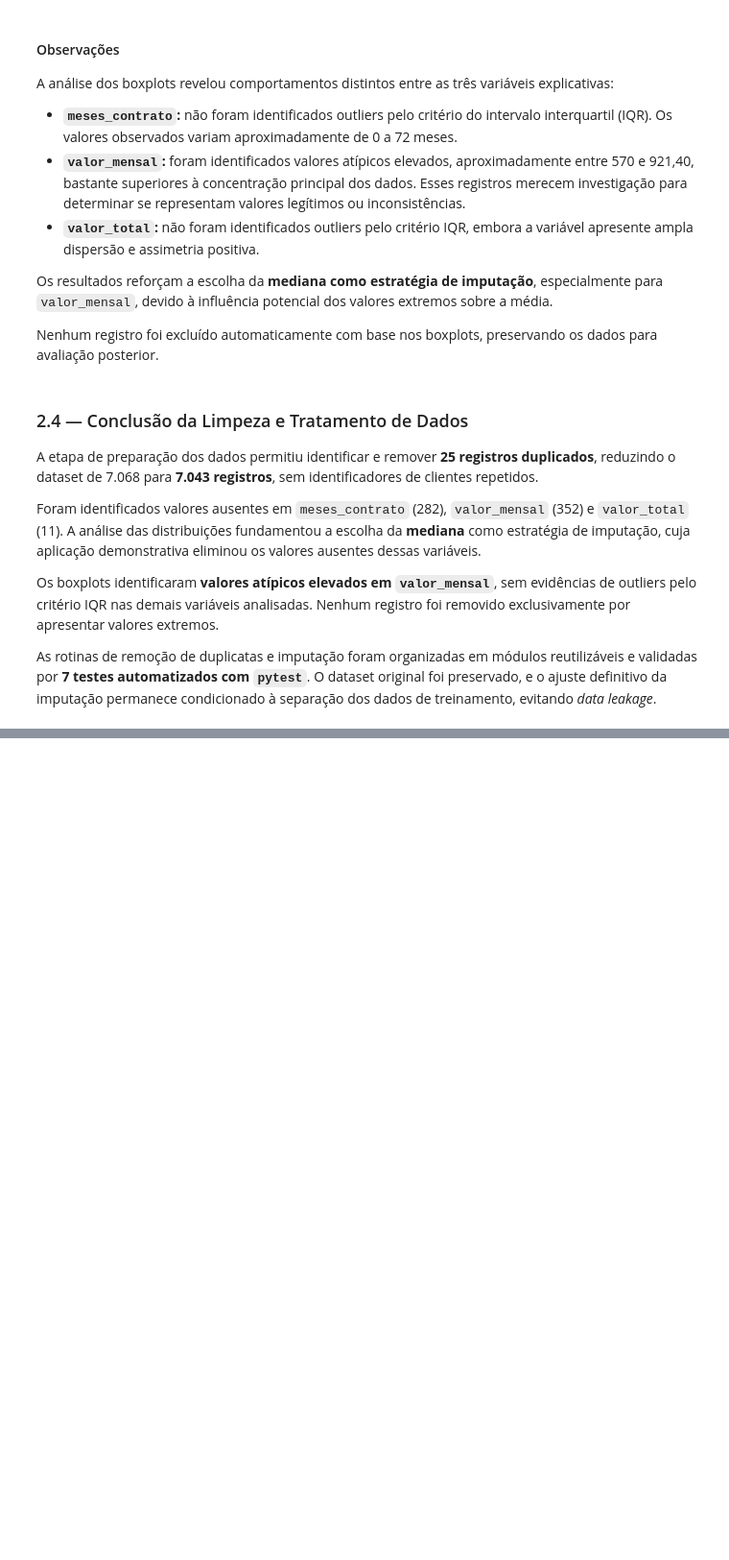
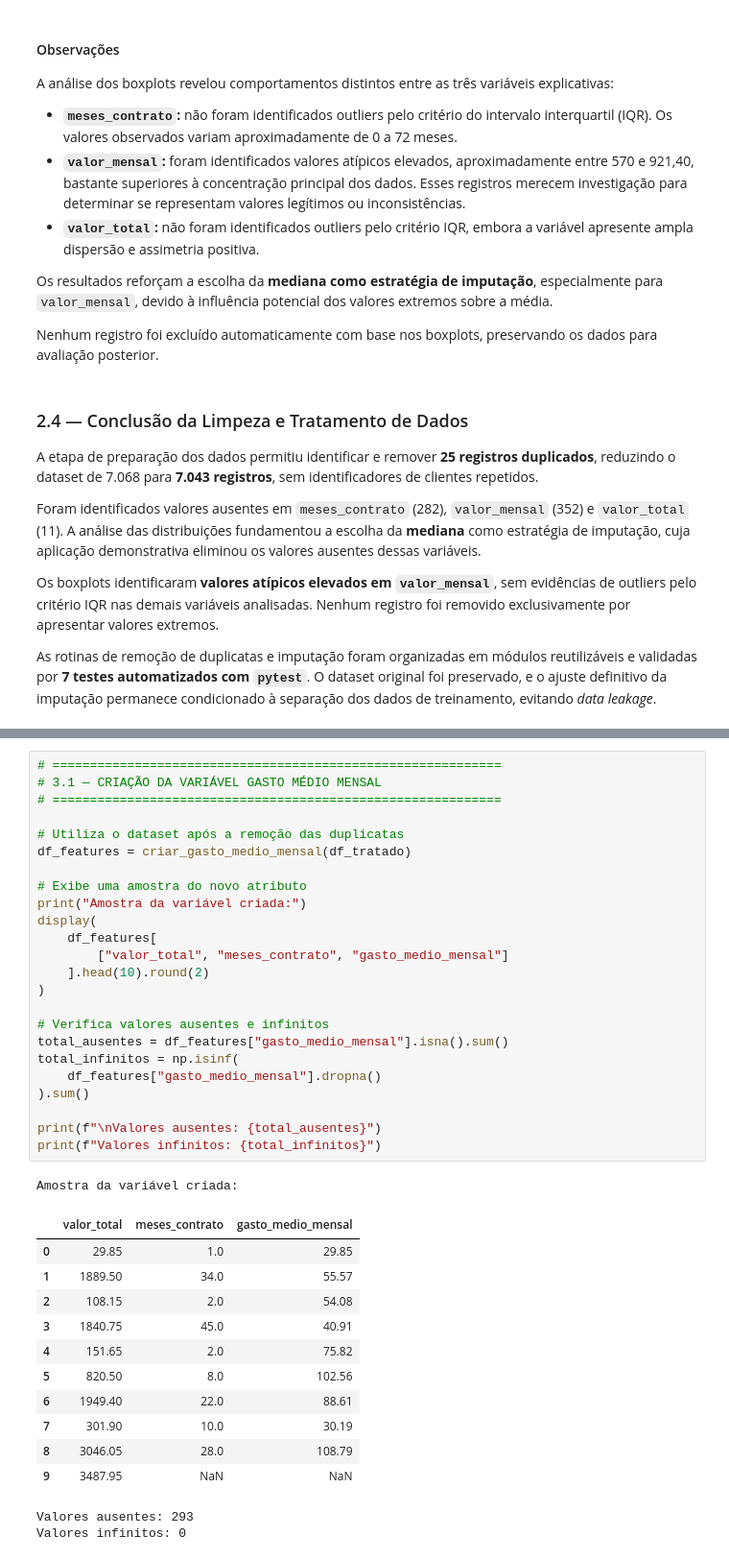
Before and after one commit to Cristina-Freitas/telecom-churn-prediction, a Jupyter notebook: notebooks/01_analise_exploratoria.ipynb, the cells around one changed output, grey strips where cells are left out. Shown at 96% size. Drawn from its saved outputs; the diff is of its cells as text; blank space fills up the shorter version.

```diff
--- a/notebooks/01_analise_exploratoria.ipynb
+++ b/notebooks/01_analise_exploratoria.ipynb
@@ -826,0 +840,39 @@ As rotinas de remoção de duplicatas e imputação foram organizadas em módulo
+# %%
+# ============================================================
+# 3.1 — CRIAÇÃO DA VARIÁVEL GASTO MÉDIO MENSAL
+# ============================================================
+
+# Utiliza o dataset após a remoção das duplicatas
+df_features = criar_gasto_medio_mensal(df_tratado)
+
+# Exibe uma amostra do novo atributo
+print("Amostra da variável criada:")
+display(
+    df_features[
+        ["valor_total", "meses_contrato", "gasto_medio_mensal"]
+    ].head(10).round(2)
+)
+
+# Verifica valores ausentes e infinitos
+total_ausentes = df_features["gasto_medio_mensal"].isna().sum()
+total_infinitos = np.isinf(
+    df_features["gasto_medio_mensal"].dropna()
+).sum()
+
+print(f"\nValores ausentes: {total_ausentes}")
+print(f"Valores infinitos: {total_infinitos}")
+# %% [output]
+Amostra da variável criada:
+|  | valor_total | meses_contrato | gasto_medio_mensal |
+| 0 | 29.85 | 1.0 | 29.85 |
+| 1 | 1889.50 | 34.0 | 55.57 |
+| 2 | 108.15 | 2.0 | 54.08 |
+| 3 | 1840.75 | 45.0 | 40.91 |
+| 4 | 151.65 | 2.0 | 75.82 |
+| 5 | 820.50 | 8.0 | 102.56 |
+| 6 | 1949.40 | 22.0 | 88.61 |
+| 7 | 301.90 | 10.0 | 30.19 |
+| 8 | 3046.05 | 28.0 | 108.79 |
+| 9 | 3487.95 | NaN | NaN |
+Valores ausentes: 293
+Valores infinitos: 0
```
Also changed, not shown: parts of 6 cells of this notebook, 3 other files.
